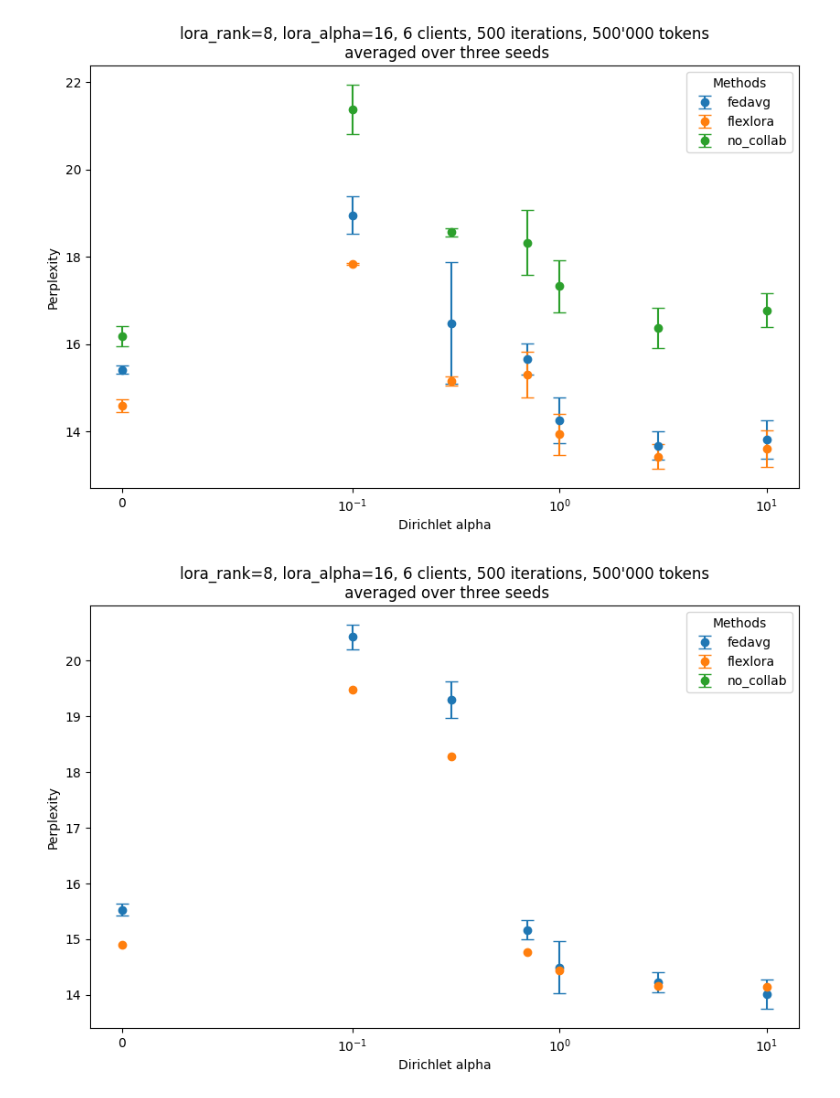
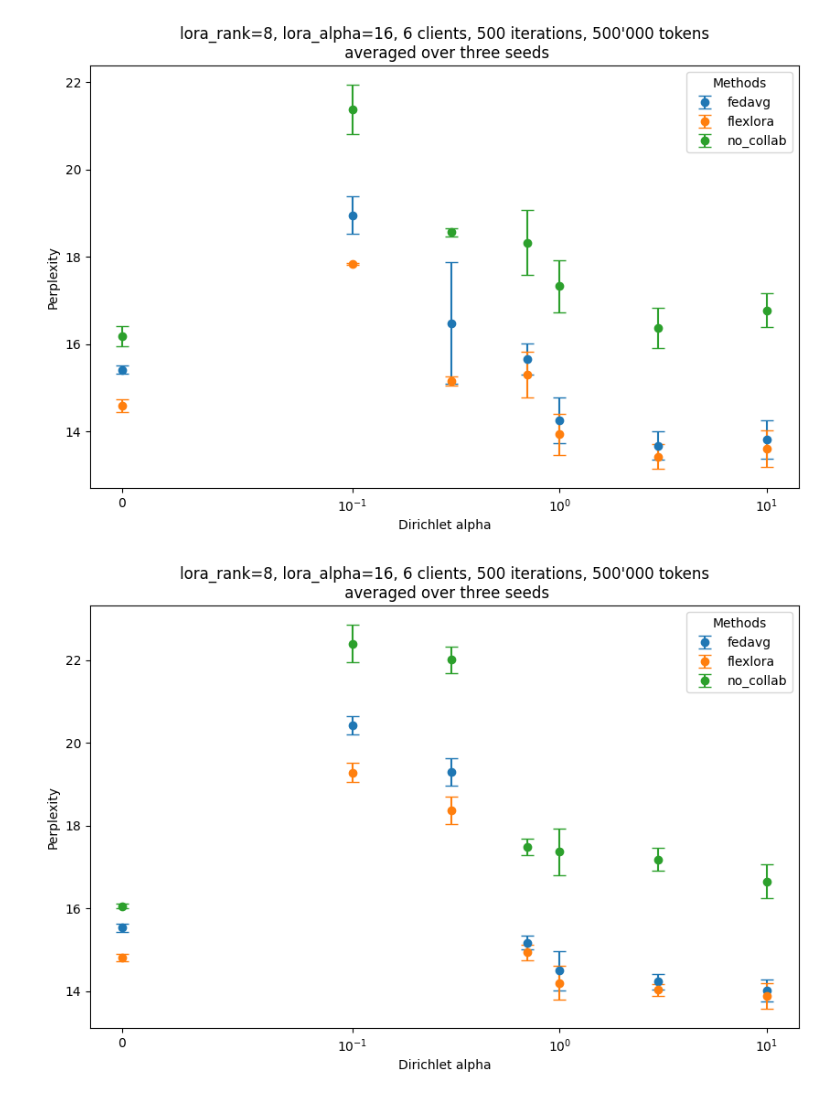
Before and after one commit to Matthew2357/project, a Jupyter notebook: first_graphs.ipynb, the cells around one changed output. Drawn from its saved outputs; the diff is of its cells as text; code cells hidden in the pictures.

```diff
--- a/first_graphs.ipynb
+++ b/first_graphs.ipynb
@@ -400,13 +400,13 @@ from scipy.stats import sem, norm
 
 # Data
 data_dict = {
-    0: [[15.59, 15.57, 15.42], [14.90, None, None], [None, None, None]],
-    0.1: [[20.56, 20.50, 20.20], [19.47, None, None], [None, None, None]],
-    0.3: [[19.16, 19.10, 19.63], [18.28, None, None], [None, None, None]],
-    0.7: [[15.01, 15.30, 15.19], [14.77, None, None], [None, None, None]],
-    1: [[14.81, 14.64, 14.02], [14.43, None, None], [None, None, None]],
-    3: [[14.41, 14.17, 14.10], [14.16, None, None], [None, None, None]],
-    10: [[14.23, 14.02, 13.77], [14.14, None, None], [None, None, None]],
+    0: [[15.59, 15.57, 15.42], [14.90, 14.73, 14.79], [16.11, 16.02, 16.02]],
+    0.1: [[20.56, 20.50, 20.20], [19.47, 19.30, 19.07], [22.71, 22.54, 21.95]],
+    0.3: [[19.16, 19.10, 19.63], [18.28, 18.13, 18.70], [21.91, 21.78, 22.33]],
+    0.7: [[15.01, 15.30, 15.19], [14.77, 15.09, 14.94], [17.30, 17.65, 17.48]],
+    1: [[14.81, 14.64, 14.02], [14.43, 14.39, 13.78], [17.71, 17.59, 16.79]],
+    3: [[14.41, 14.17, 14.10], [14.16, 14.00, 13.92], [17.34, 17.31, 16.90]],
+    10: [[14.23, 14.02, 13.77], [14.14, 13.88, 13.60], [17.00, 16.67, 16.29]],
 }
 
 # Flatten data into a DataFrame dynamically for any sublist size
@@ -429,31 +429,31 @@ def compute_stats(group):
     standard_error = sem(group["value"])
     z_value = norm.ppf(0.975)  # 95% confidence level
     margin_of_error = z_value * standard_error
     return pd.Series({"mean": mean, "margin_of_error": margin_of_error})
 
 summary_df = df.groupby(["x", "method"]).apply(compute_stats).reset_index()
 # Plotting
 plt.figure(figsize=(10, 6))
 
 # Plot each method separately
 methods = summary_df["method"].unique()
 for method in methods:
     method_data = summary_df[summary_df["method"] == method]
     plt.errorbar(
         method_data["x"],
         method_data["mean"],
         yerr=method_data["margin_of_error"],
         fmt="o",
         capsize=5,
         label=method,
     )
 
 plt.title("lora_rank=8, lora_alpha=16, 6 clients, 500 iterations, 500'000 tokens\n averaged over three seeds")
 plt.xlabel("Dirichlet alpha")
 plt.xscale("symlog", linthresh=0.1)
 plt.ylabel("Perplexity")
 
 plt.legend(title="Methods")
 plt.show()
 # %% [output]
-[figure, old version]
+[figure, new version]
```
Also changed, not shown: parts of 3 cells of this notebook, 5 other files.
